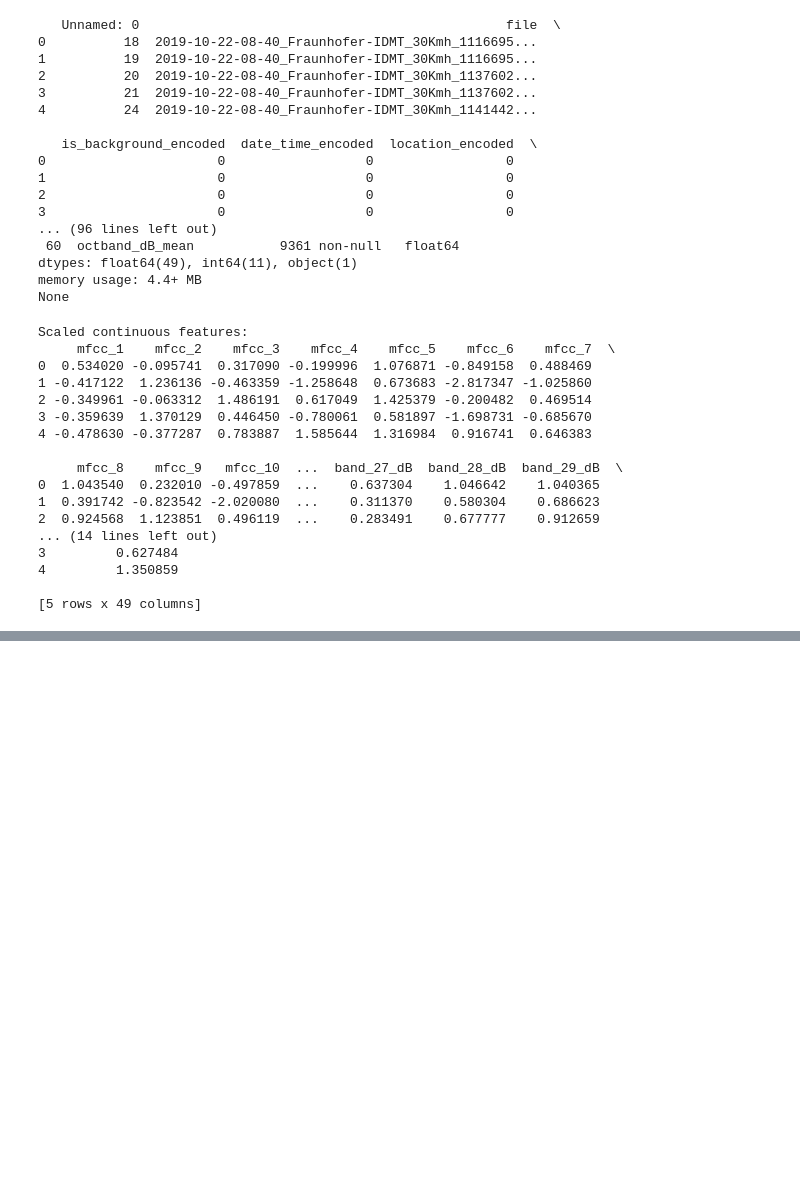
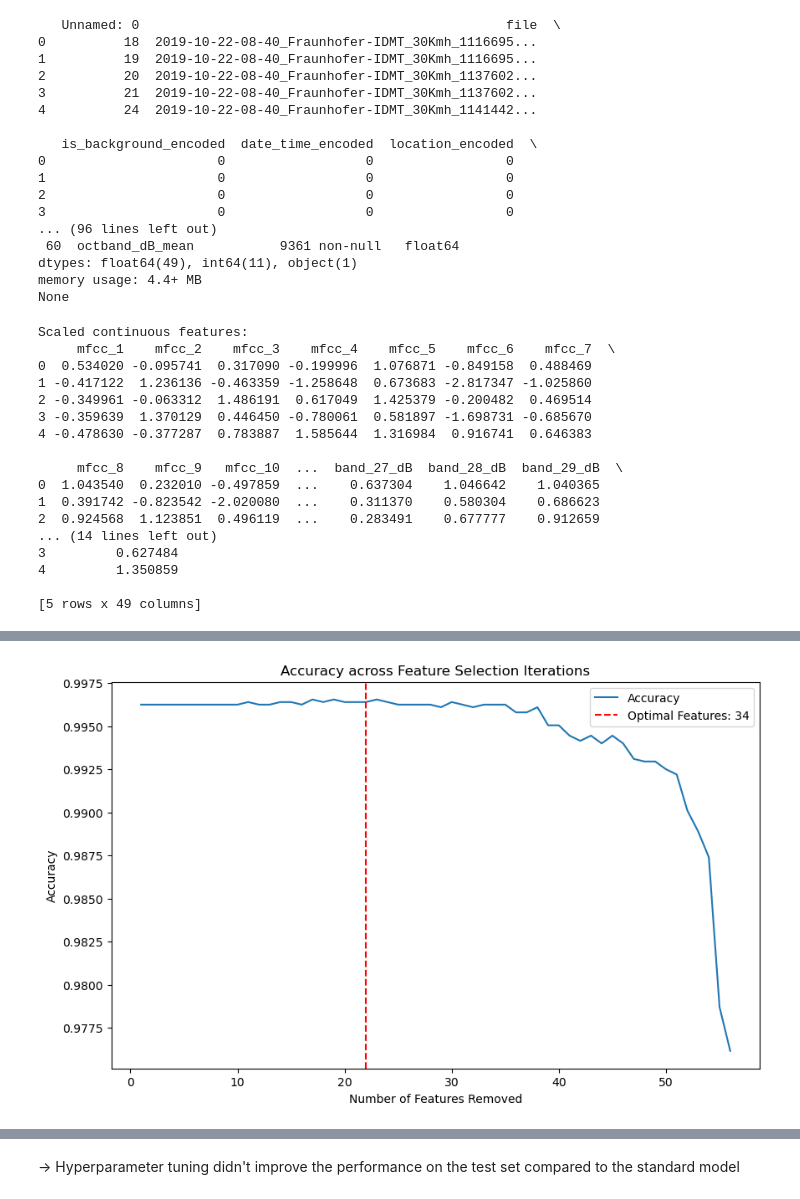
Before and after one commit to janikWa/RoadTrafficNoise, a Jupyter notebook: RTN-jakob/vehicle-classification/MultinomialLogReg.ipynb, the cells around one changed output, grey strips where cells are left out. Cells and saved outputs as stored; diff of their text form; code cells hidden in the pictures; blank space fills up the shorter version.

```diff
--- a/RTN-jakob/vehicle-classification/MultinomialLogReg.ipynb
+++ b/RTN-jakob/vehicle-classification/MultinomialLogReg.ipynb
@@ -138,0 +346,75 @@ dtype: float64
+# %%
+import pandas as pd
+import seaborn as sns
+import matplotlib.pyplot as plt
+from sklearn.model_selection import train_test_split, GridSearchCV
+from sklearn.metrics import accuracy_score, classification_report
+from sklearn.linear_model import LogisticRegression
+from sklearn.feature_selection import RFECV
+
+# Filter out rows where vehicle_encoded == 3
+df_filtered = df_vehicle_classification[df_vehicle_classification['vehicle_encoded'] != 3]
+
+# Extract features and target
+X = df_filtered.drop(columns=['file', 'vehicle_encoded', 'is_background_encoded', 'Unnamed: 0', 'date_time_encoded'])  # Drop columns that could lead to data leakage or are not useful
+
+# Extract the target variable
+y = df_filtered['vehicle_encoded']
+
+# Split data into train and test sets
+X_train, X_test, y_train, y_test = train_test_split(X, y, test_size=0.2, random_state=42, stratify=y)
+
+# Initialize the Logistic Regression model
+log_reg = LogisticRegression(solver='lbfgs', max_iter=2000, random_state=42)
+
+# Use Recursive Feature Elimination with Cross-Validation (RFECV) to select features
+rfecv = RFECV(estimator=log_reg, step=1, cv=5, scoring='accuracy')
+rfecv.fit(X_train, y_train)
+
+# Calculate the number of features removed at each step
+features_removed = [len(X_train.columns) - n for n in range(len(rfecv.cv_results_['mean_test_score']))]
+
+# Find the optimal number of features
+optimal_num_features = len(X_train.columns) - rfecv.n_features_
+
+# Plot the accuracy across iterations
+plt.figure(figsize=(10, 6))
+sns.lineplot(x=features_removed, y=rfecv.cv_results_['mean_test_score'], label="Accuracy")
+plt.axvline(x=optimal_num_features, color='red', linestyle='--', label=f"Optimal Features: {rfecv.n_features_}")
+plt.xlabel("Number of Features Removed")
+plt.ylabel("Accuracy")
+plt.title("Accuracy across Feature Selection Iterations")
+plt.legend()
+plt.show()
+
+# Optimal feature set
+optimal_features = X_train.columns[rfecv.support_]
+print("Optimal Feature Set:")
+print(optimal_features)
+
+# Train the model with the optimal features
+X_train_optimal = rfecv.transform(X_train)
+X_test_optimal = rfecv.transform(X_test)
+
+param_grid = {
+    'C': [0.0001, 0.001, 0.01, 0.1, 1, 10, 100, 1000],  # Wider range of regularization strengths
+    'solver': ['lbfgs', 'saga', 'newton-cg'],  # Include solvers suitable for multiclass problems
+    'penalty': ['l2', 'none'],  # Explore penalty types (L2 or no regularization)
+    'max_iter': [100, 500, 1000, 1500]  # Test different convergence limits
+}
+
+grid_search = GridSearchCV(LogisticRegression(max_iter=2000, random_state=42),
+                           param_grid, cv=3, scoring='accuracy', n_jobs=-1)
+grid_search.fit(X_train_optimal, y_train)
+
+# Get best parameters and retrain the model
+best_params = grid_search.best_params_
+print("Best Parameters:", best_params)
+log_reg_tuned = grid_search.best_estimator_
+
+# Evaluate the tuned model
+y_pred_tuned = log_reg_tuned.predict(X_test_optimal)
+print("Test Set Evaluation with Tuned Model:")
+print(classification_report(y_test, y_pred_tuned))
+# %% [output]
+[figure, added]
@@ -138,0 +459,2 @@ dtype: float64
+# %% [markdown]
+-> Hyperparameter tuning didn't improve the performance on the test set compared to the standard model
```
Also changed, not shown: parts of 11 cells of this notebook, 2 other files.
